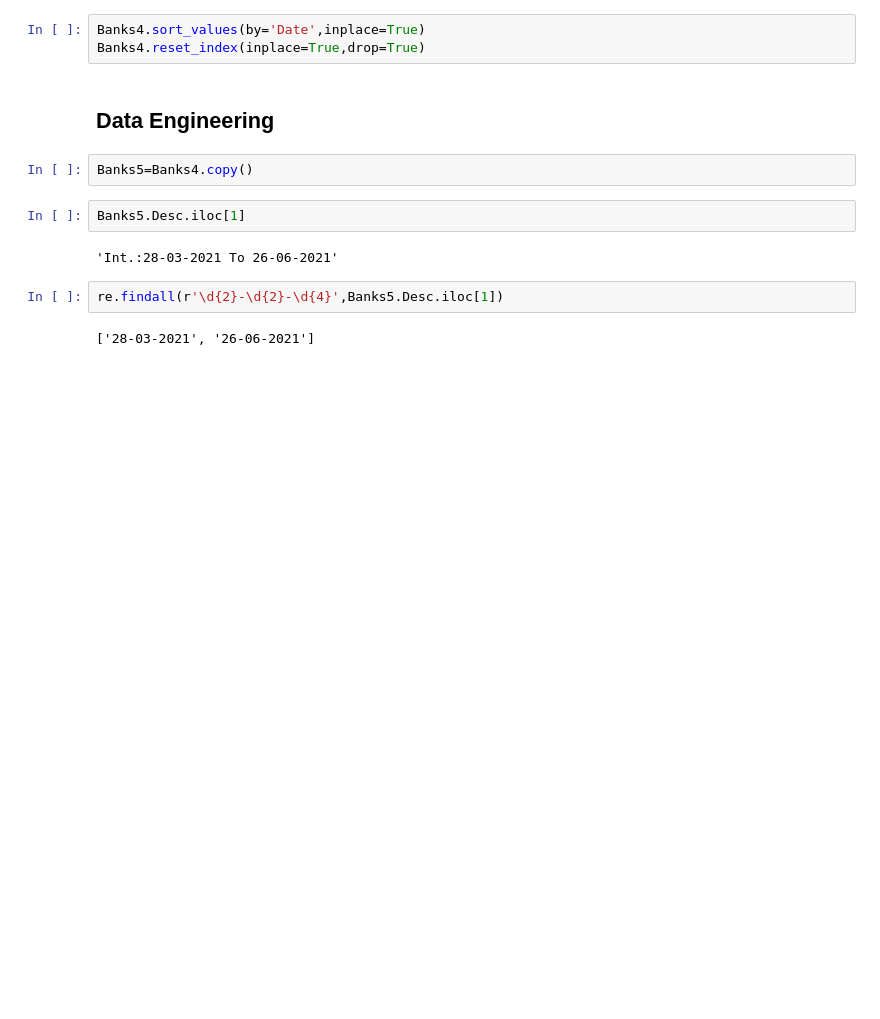
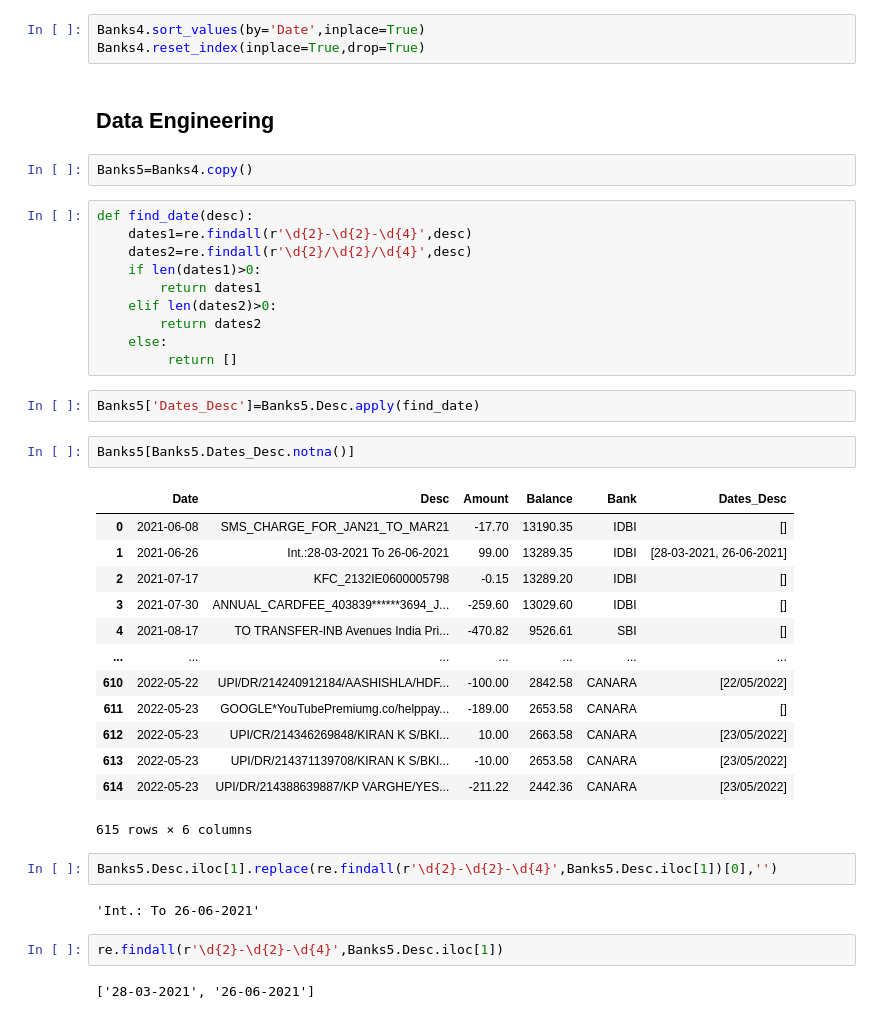
Before and after one commit to Ganesh4693/Financial-Analysis, a Jupyter notebook: Financial 2.0.ipynb, the cells around one changed output. Cells and saved outputs as stored; diff of their text form; blank space fills up the shorter version.

Commit message:
dates found

```diff
--- a/Financial 2.0.ipynb
+++ b/Financial 2.0.ipynb
@@ -157,10 +157,38 @@ Banks4.reset_index(inplace=True,drop=True)
 ## Data Engineering
 # %%
 Banks5=Banks4.copy()
-# %%
-Banks5.Desc.iloc[1]
-# %% [output]
-'Int.:28-03-2021 To 26-06-2021'
+# %%
+def find_date(desc):
+    dates1=re.findall(r'\d{2}-\d{2}-\d{4}',desc)
+    dates2=re.findall(r'\d{2}/\d{2}/\d{4}',desc)
+    if len(dates1)>0:
+        return dates1
+    elif len(dates2)>0:
+        return dates2
+    else:
+         return []
+# %%
+Banks5['Dates_Desc']=Banks5.Desc.apply(find_date)
+# %%
+Banks5[Banks5.Dates_Desc.notna()]
+# %% [output]
+|  | Date | Desc | Amount | Balance | Bank | Dates_Desc |
+| 0 | 2021-06-08 | SMS_CHARGE_FOR_JAN21_TO_MAR21 | -17.70 | 13190.35 | IDBI | [] |
+| 1 | 2021-06-26 | Int.:28-03-2021 To 26-06-2021 | 99.00 | 13289.35 | IDBI | [28-03-2021, 26-06-2021] |
+| 2 | 2021-07-17 | KFC_2132IE0600005798 | -0.15 | 13289.20 | IDBI | [] |
+| 3 | 2021-07-30 | ANNUAL_CARDFEE_403839******3694_J... | -259.60 | 13029.60 | IDBI | [] |
+| 4 | 2021-08-17 | TO TRANSFER-INB Avenues India Pri... | -470.82 | 9526.61 | SBI | [] |
+| ... | ... | ... | ... | ... | ... | ... |
+| 610 | 2022-05-22 | UPI/DR/214240912184/AASHISHLA/HDF... | -100.00 | 2842.58 | CANARA | [22/05/2022] |
+| 611 | 2022-05-23 | GOOGLE*YouTubePremiumg.co/helppay... | -189.00 | 2653.58 | CANARA | [] |
+| 612 | 2022-05-23 | UPI/CR/214346269848/KIRAN K S/BKI... | 10.00 | 2663.58 | CANARA | [23/05/2022] |
+| 613 | 2022-05-23 | UPI/DR/214371139708/KIRAN K S/BKI... | -10.00 | 2653.58 | CANARA | [23/05/2022] |
+| 614 | 2022-05-23 | UPI/DR/214388639887/KP VARGHE/YES... | -211.22 | 2442.36 | CANARA | [23/05/2022] |
+615 rows × 6 columns
+# %%
+Banks5.Desc.iloc[1].replace(re.findall(r'\d{2}-\d{2}-\d{4}',Banks5.Desc.iloc[1])[0],'')
+# %% [output]
+'Int.: To 26-06-2021'
 # %%
 re.findall(r'\d{2}-\d{2}-\d{4}',Banks5.Desc.iloc[1])
 # %% [output]
```
